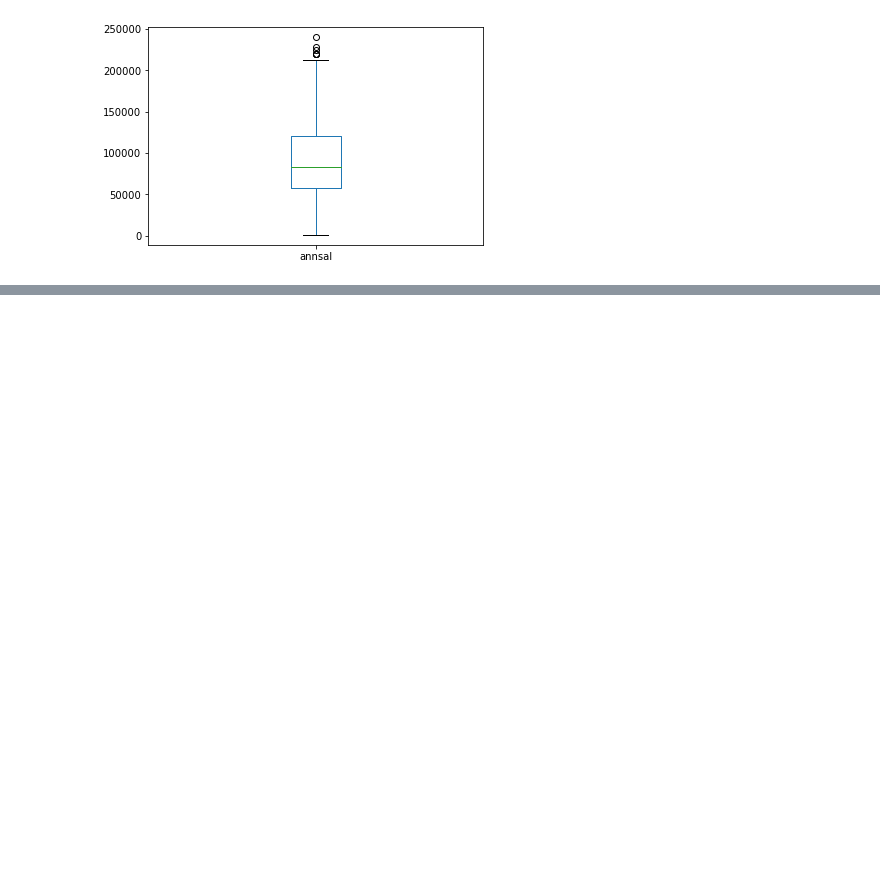
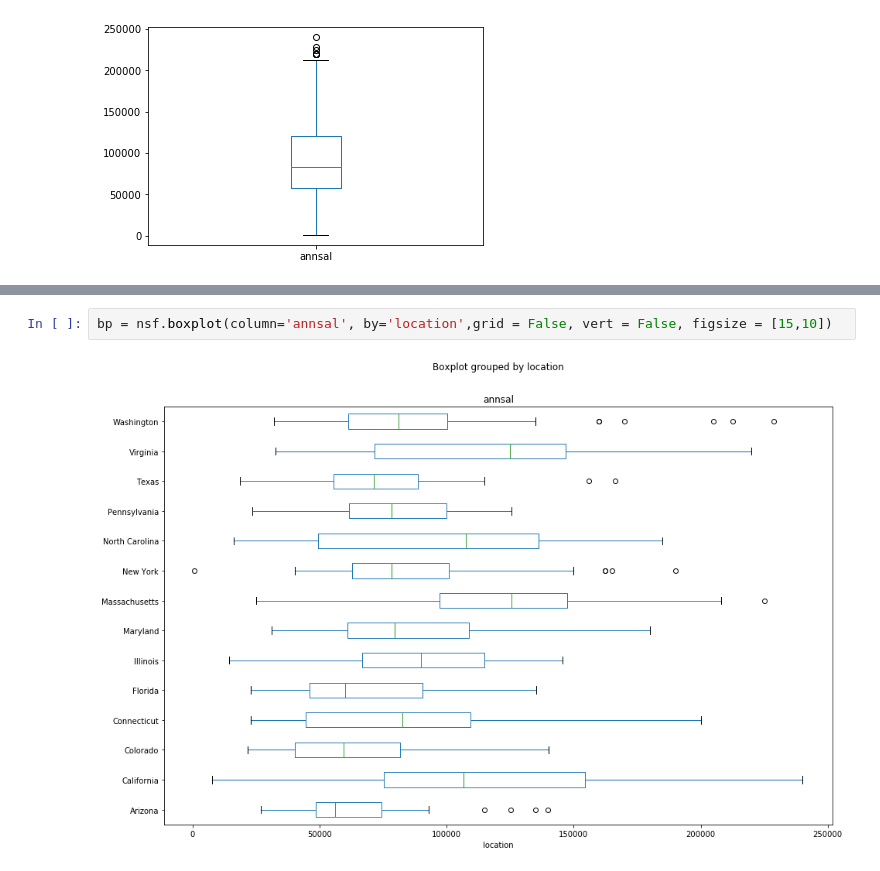
Before and after one commit to BhushanShet/BhushanShet.github.io, a Jupyter notebook: project-four/Project 4.ipynb, the cells around one changed output, grey strips where cells are left out. Saved outputs shown, nothing was run; the diff lists cells and outputs as text; blank space fills up the shorter version.

```diff
--- a/project-four/Project 4.ipynb
+++ b/project-four/Project 4.ipynb
@@ -558,0 +558,4 @@ Int64Index([   28,    31,    37,    38,    39,    44,    46,    50,    52,
+# %%
+bp = nsf.boxplot(column='annsal', by='location',grid = False, vert = False, figsize = [15,10])
+# %% [output]
+[figure, added]
```
Also changed, not shown: parts of 18 cells of this notebook.
